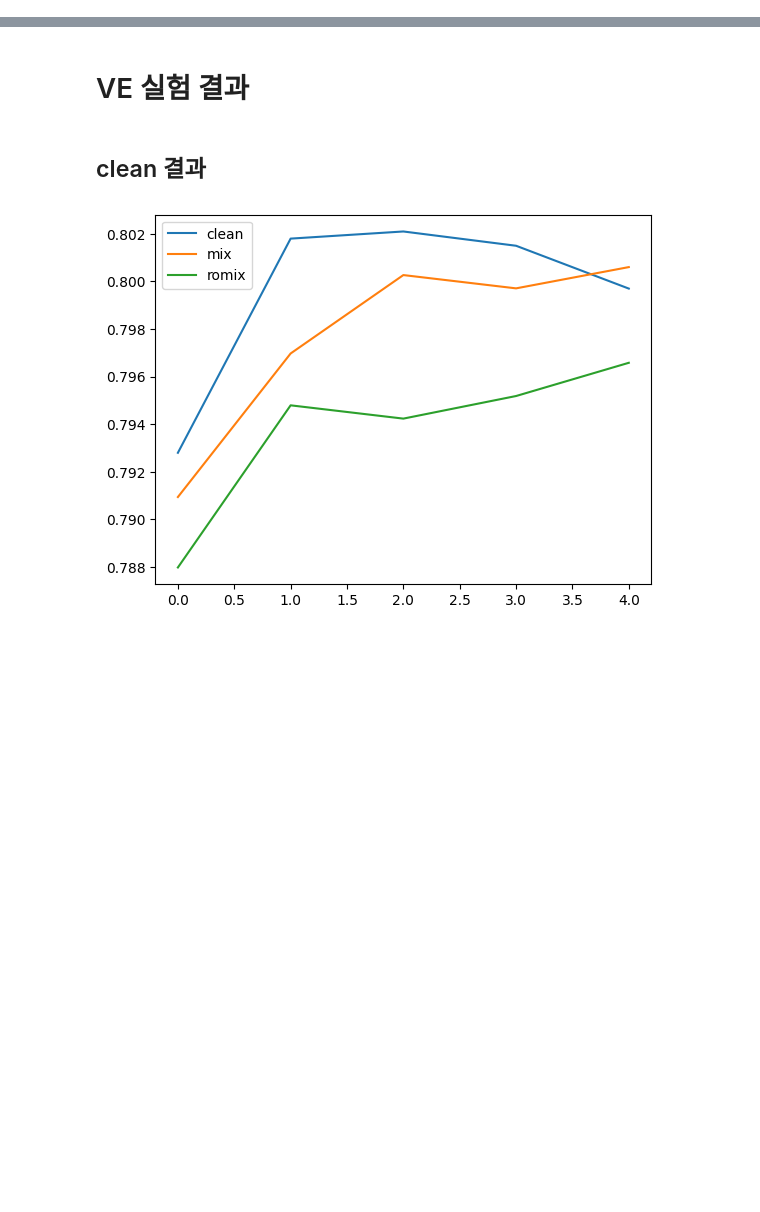
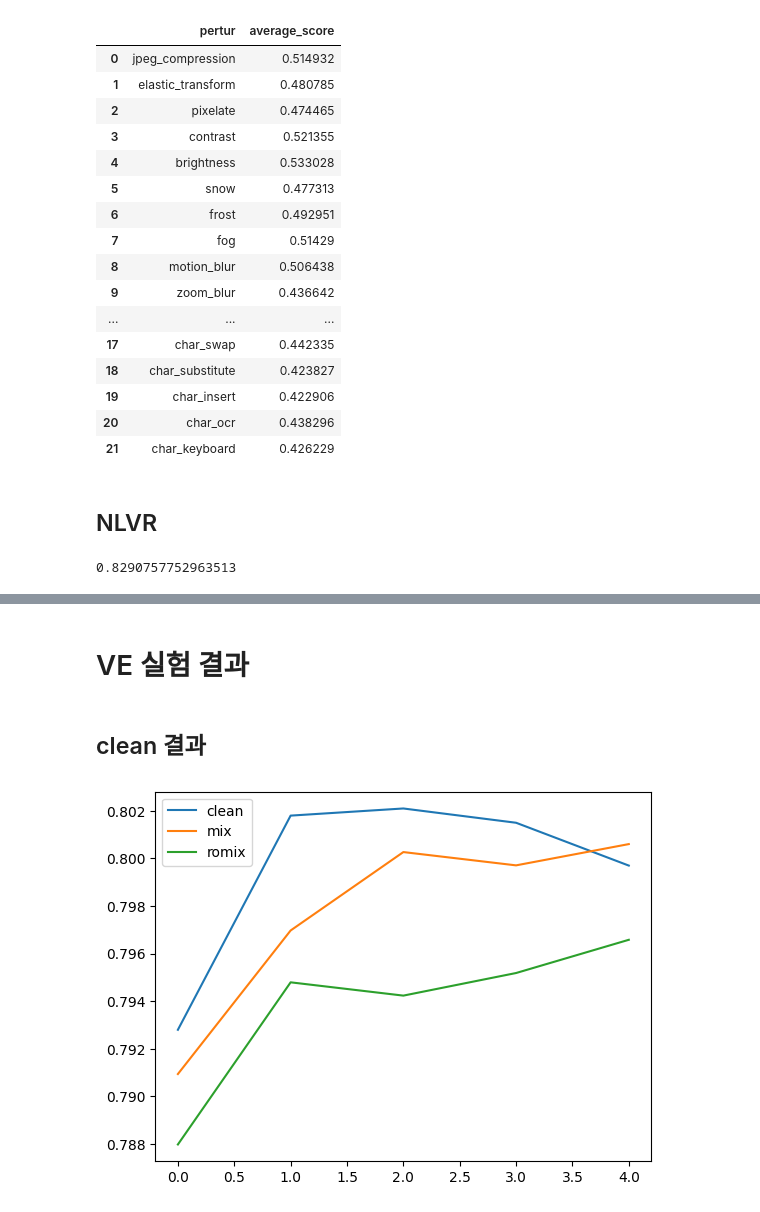
Before and after one commit to crimama/RobustMixGen, a Jupyter notebook: Result.ipynb, the cells around one changed output, grey strips where cells are left out. Drawn from its saved outputs; the diff is of its cells as text; code cells hidden in the pictures; blank space fills up the shorter version.

```diff
--- a/Result.ipynb
+++ b/Result.ipynb
@@ -18,0 +167,22 @@ def get_result(log_dir, pertur=False):
+# %%
+temp.iloc[1,:][np.array(columns_order)[pd.Series(columns_order).apply(lambda x : 'word' not in x)]].reset_index()
+# %% [output]
+|  | pertur | average_score |
+| 0 | jpeg_compression | 0.514932 |
+| 1 | elastic_transform | 0.480785 |
+| 2 | pixelate | 0.474465 |
+| 3 | contrast | 0.521355 |
+| 4 | brightness | 0.533028 |
+| 5 | snow | 0.477313 |
+| 6 | frost | 0.492951 |
+| 7 | fog | 0.51429 |
+| 8 | motion_blur | 0.506438 |
+| 9 | zoom_blur | 0.436642 |
+| ... | ... | ... |
+| 17 | char_swap | 0.442335 |
+| 18 | char_substitute | 0.423827 |
+| 19 | char_insert | 0.422906 |
+| 20 | char_ocr | 0.438296 |
+| 21 | char_keyboard | 0.426229 |
+# %% [markdown]
+## NLVR
@@ -18,0 +193,4 @@ def get_result(log_dir, pertur=False):
+# %%
+mix_main.iloc[mix_main['val_acc'].argmax()]['test_acc']
+# %% [output]
+0.8290757752963513
```
Also changed, not shown: parts of 22 cells of this notebook.
